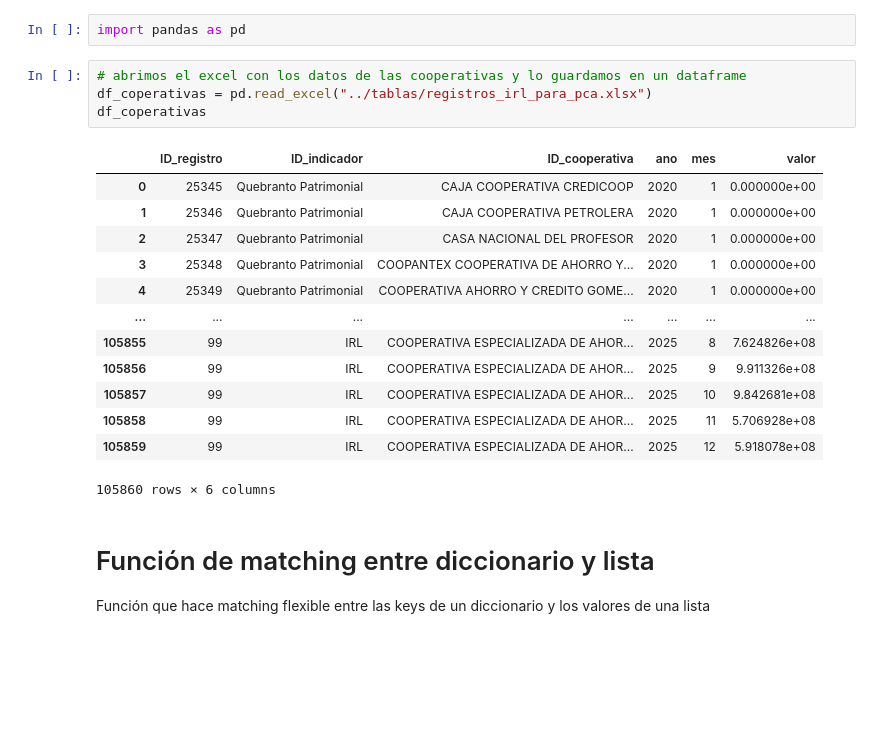
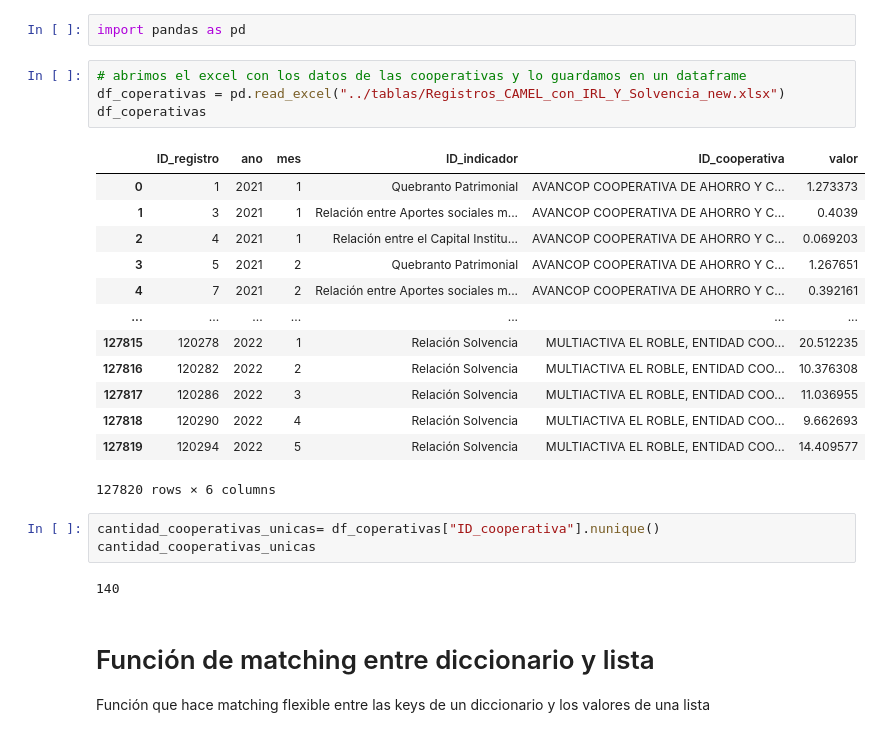
Before and after one commit to LianaD26/CAMEL_Model_percentages, a Jupyter notebook: notebooks/Sectorizar_coops.ipynb, the cells around one changed output. Drawn from its saved outputs; the diff is of its cells as text; blank space fills up the shorter version.

Commit message:
camel_version_ultima

```diff
--- a/notebooks/Sectorizar_coops.ipynb
+++ b/notebooks/Sectorizar_coops.ipynb
@@ -50,22 +50,27 @@ diccionario_clasificacion
 import pandas as pd
 # %%
 # abrimos el excel con los datos de las cooperativas y lo guardamos en un dataframe
-df_coperativas = pd.read_excel("../tablas/registros_irl_para_pca.xlsx")
+df_coperativas = pd.read_excel("../tablas/Registros_CAMEL_con_IRL_Y_Solvencia_new.xlsx")
 df_coperativas
 # %% [output]
-|  | ID_registro | ID_indicador | ID_cooperativa | ano | mes | valor |
-| 0 | 25345 | Quebranto Patrimonial | CAJA COOPERATIVA CREDICOOP | 2020 | 1 | 0.000000e+00 |
-| 1 | 25346 | Quebranto Patrimonial | CAJA COOPERATIVA PETROLERA | 2020 | 1 | 0.000000e+00 |
-| 2 | 25347 | Quebranto Patrimonial | CASA NACIONAL DEL PROFESOR | 2020 | 1 | 0.000000e+00 |
-| 3 | 25348 | Quebranto Patrimonial | COOPANTEX COOPERATIVA DE AHORRO Y... | 2020 | 1 | 0.000000e+00 |
-| 4 | 25349 | Quebranto Patrimonial | COOPERATIVA AHORRO Y CREDITO GOME... | 2020 | 1 | 0.000000e+00 |
+|  | ID_registro | ano | mes | ID_indicador | ID_cooperativa | valor |
+| 0 | 1 | 2021 | 1 | Quebranto Patrimonial | AVANCOP COOPERATIVA DE AHORRO Y C... | 1.273373 |
+| 1 | 3 | 2021 | 1 | Relación entre Aportes sociales m... | AVANCOP COOPERATIVA DE AHORRO Y C... | 0.4039 |
+| 2 | 4 | 2021 | 1 | Relación entre el Capital Institu... | AVANCOP COOPERATIVA DE AHORRO Y C... | 0.069203 |
+| 3 | 5 | 2021 | 2 | Quebranto Patrimonial | AVANCOP COOPERATIVA DE AHORRO Y C... | 1.267651 |
+| 4 | 7 | 2021 | 2 | Relación entre Aportes sociales m... | AVANCOP COOPERATIVA DE AHORRO Y C... | 0.392161 |
 | ... | ... | ... | ... | ... | ... | ... |
-| 105855 | 99 | IRL | COOPERATIVA ESPECIALIZADA DE AHOR... | 2025 | 8 | 7.624826e+08 |
-| 105856 | 99 | IRL | COOPERATIVA ESPECIALIZADA DE AHOR... | 2025 | 9 | 9.911326e+08 |
-| 105857 | 99 | IRL | COOPERATIVA ESPECIALIZADA DE AHOR... | 2025 | 10 | 9.842681e+08 |
-| 105858 | 99 | IRL | COOPERATIVA ESPECIALIZADA DE AHOR... | 2025 | 11 | 5.706928e+08 |
-| 105859 | 99 | IRL | COOPERATIVA ESPECIALIZADA DE AHOR... | 2025 | 12 | 5.918078e+08 |
+| 127815 | 120278 | 2022 | 1 | Relación Solvencia | MULTIACTIVA EL ROBLE, ENTIDAD COO... | 20.512235 |
+| 127816 | 120282 | 2022 | 2 | Relación Solvencia | MULTIACTIVA EL ROBLE, ENTIDAD COO... | 10.376308 |
+| 127817 | 120286 | 2022 | 3 | Relación Solvencia | MULTIACTIVA EL ROBLE, ENTIDAD COO... | 11.036955 |
+| 127818 | 120290 | 2022 | 4 | Relación Solvencia | MULTIACTIVA EL ROBLE, ENTIDAD COO... | 9.662693 |
+| 127819 | 120294 | 2022 | 5 | Relación Solvencia | MULTIACTIVA EL ROBLE, ENTIDAD COO... | 14.409577 |
-105860 rows × 6 columns
+127820 rows × 6 columns
+# %%
+cantidad_cooperativas_unicas= df_coperativas["ID_cooperativa"].nunique()
+cantidad_cooperativas_unicas
+# %% [output]
+140
 # %% [markdown]
 # Función de matching entre diccionario y lista
 
```
Also changed, not shown: parts of 7 cells of this notebook, 2 other files.
